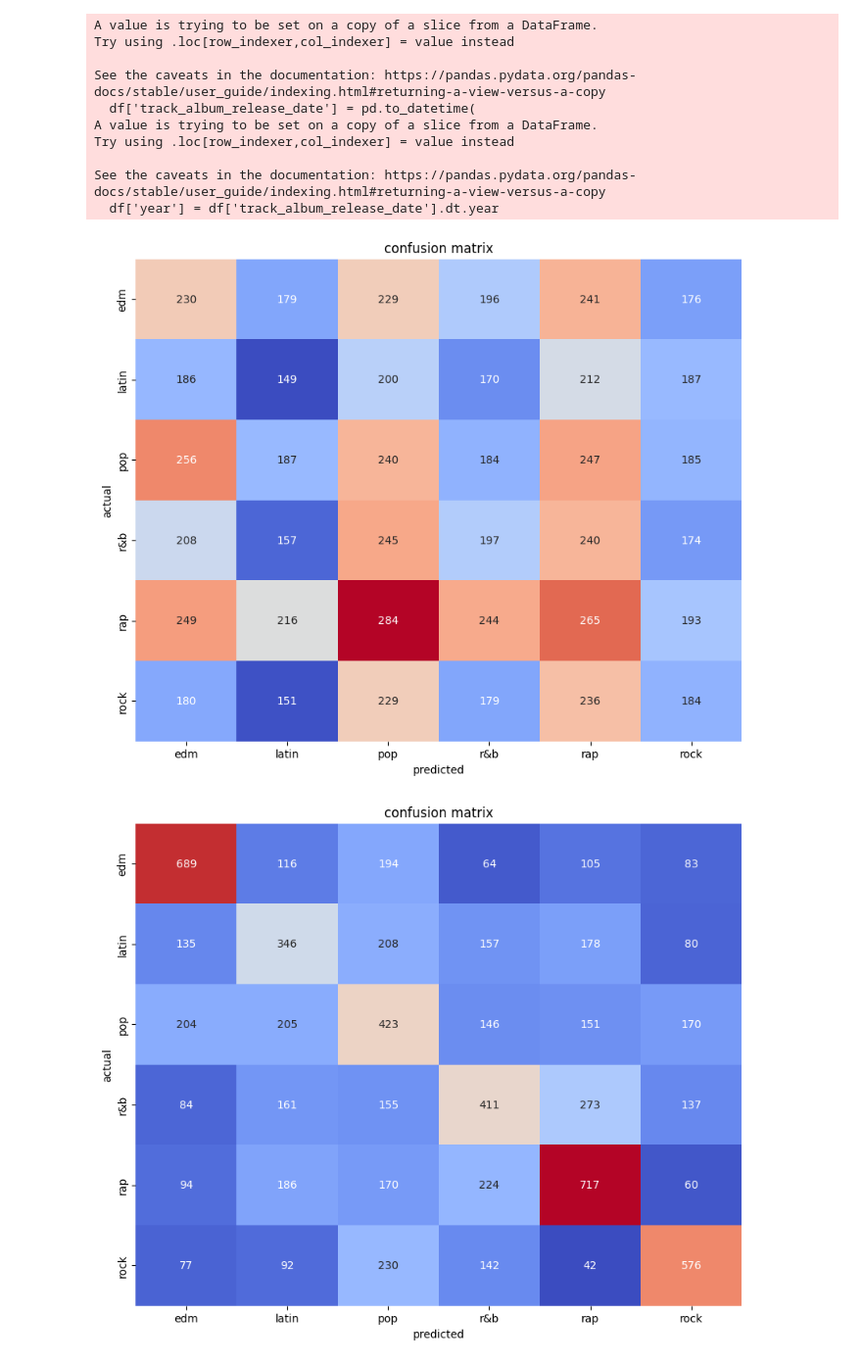
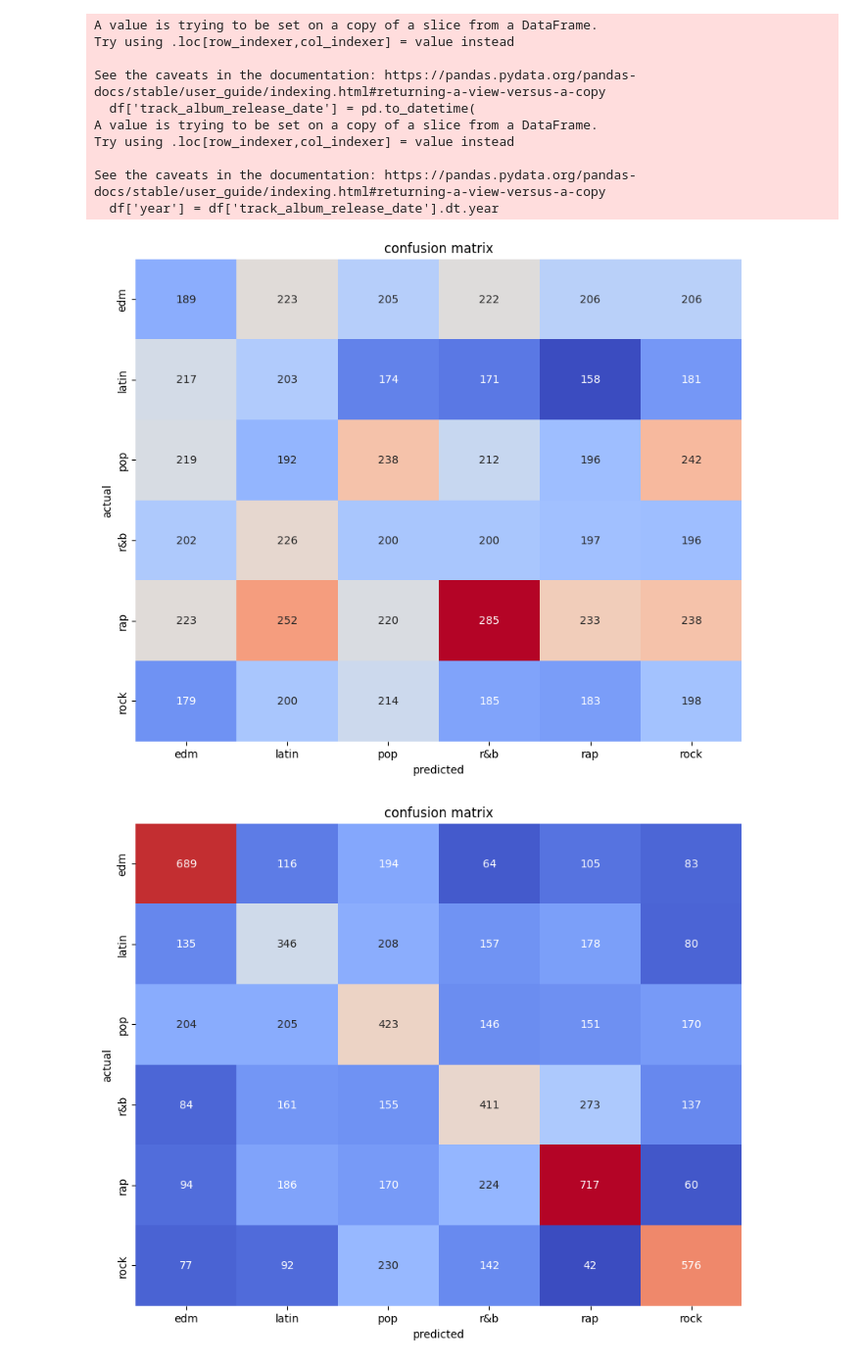
Before and after one commit to KarateMogens/DataMiningExam, a Jupyter notebook: genre_classifier.ipynb, the cells around one changed output. Shown at 98% size. Drawn from its saved outputs; the diff is of its cells as text; code cells hidden in the pictures.

```diff
--- a/genre_classifier.ipynb
+++ b/genre_classifier.ipynb
@@ -49,19 +49,19 @@ See the caveats in the documentation: https://pandas.pydata.org/pandas-docs/stab
 # %%
 # BASELINE MODEL FOR COMPARISON
 X = numerical_df
 y = data_df['playlist_genre']
 X_train, X_validation, y_train, y_validation = train_test_split(
     X, y, test_size=0.33, random_state=42)
-majority_classifier = DummyClassifier(strategy='stratified')
+dummy = DummyClassifier(strategy='uniform')
 
 
-majority_classifier.fit(X_train, y_train)
+dummy.fit(X_train, y_train)
 
-y_pred_majority = majority_classifier.predict(X_validation)
+y_pred_majority = dummy.predict(X_validation)
 
 
 print_confusion_matrix(y_validation, y_pred_majority, y)
 # %% [output]
-[figure, old version]
+[figure, new version]
 # %%
 # TRYING TO PREDICT GENRE BASED ON MUSICAL FEATURES
```
Also changed, not shown: parts of 11 cells of this notebook, 3 other files.
